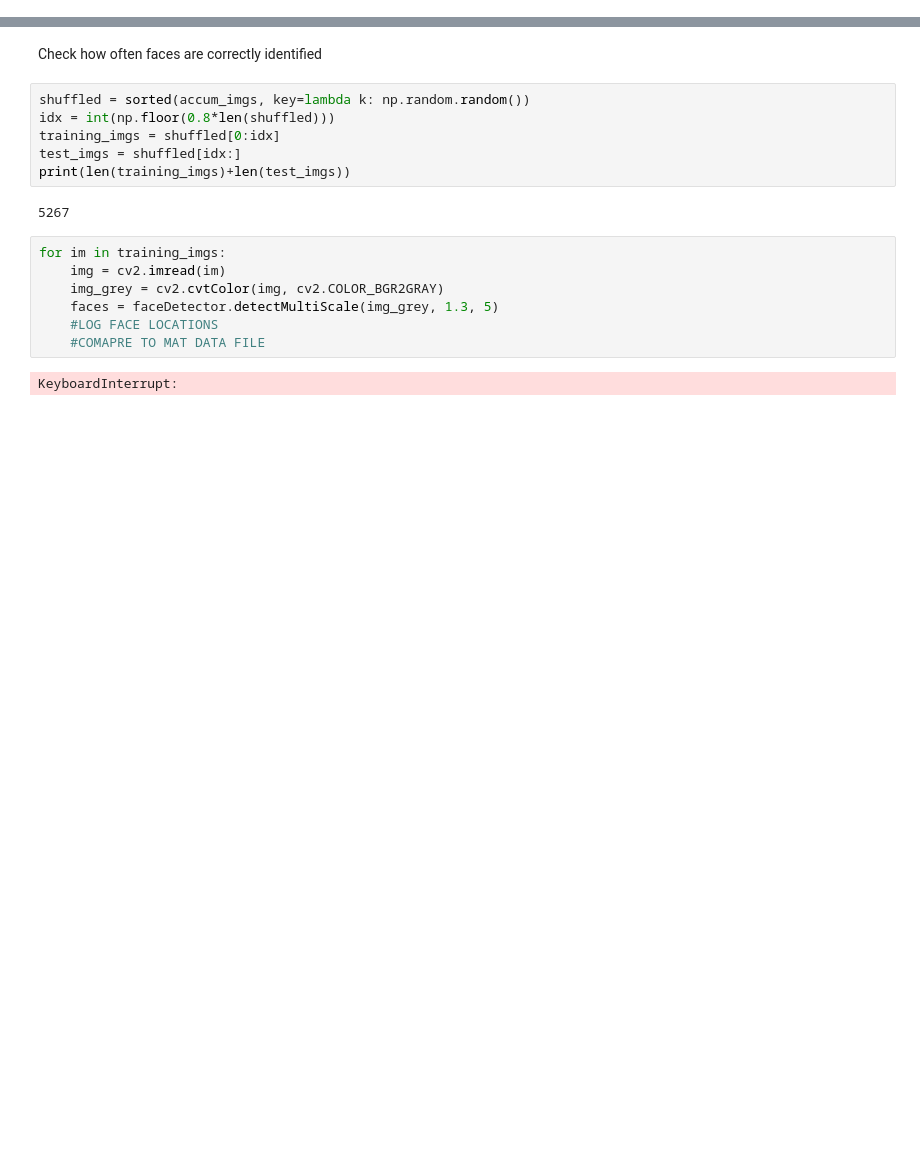
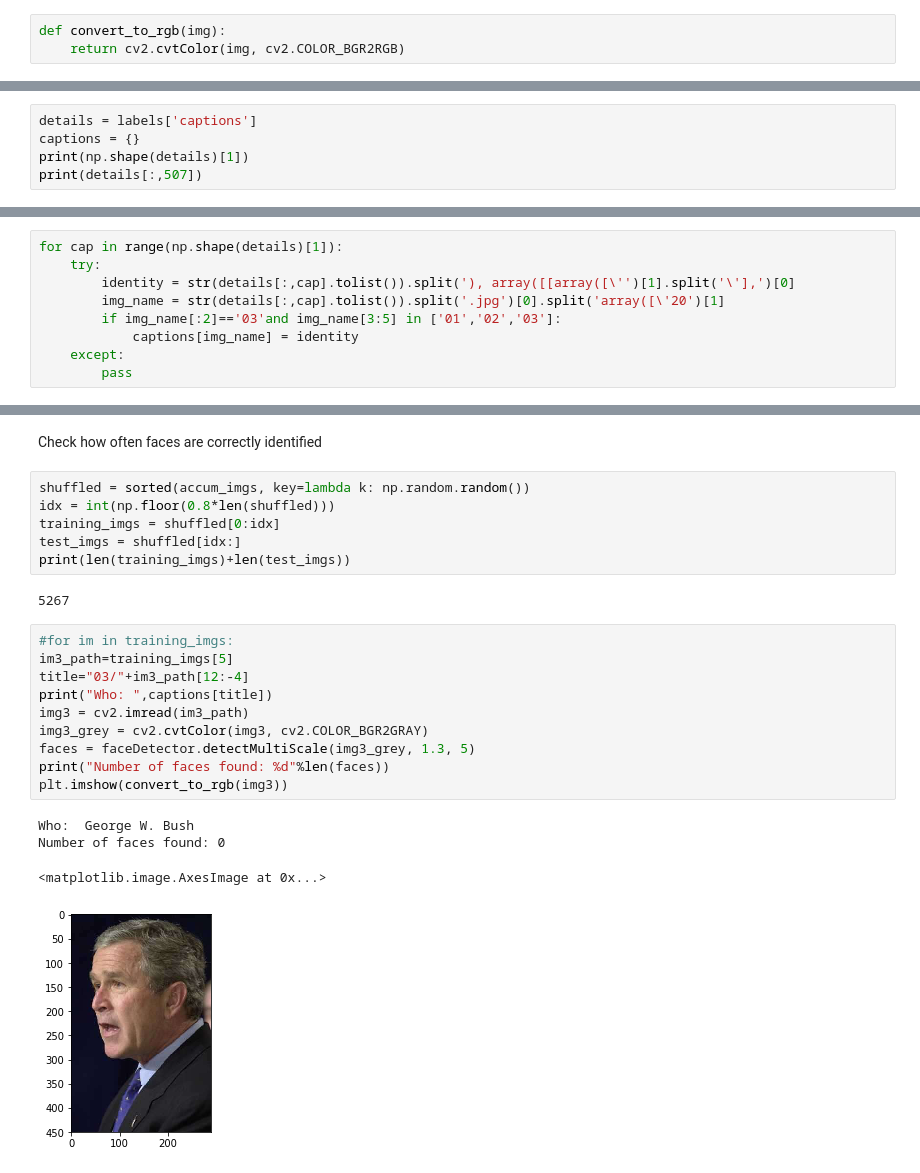
Before and after one commit to MG92/faceDetection, a Jupyter notebook: notebooks/1.0-MG92-face-detection.ipynb, the cells around one changed output, grey strips where cells are left out. Saved outputs shown, nothing was run; the diff lists cells and outputs as text; blank space fills up the shorter version.

```diff
--- a/notebooks/1.0-MG92-face-detection.ipynb
+++ b/notebooks/1.0-MG92-face-detection.ipynb
@@ -30,0 +14,3 @@ AttributeError: 'NoneType' object has no attribute 'split'
+# %%
+def convert_to_rgb(img):
+    return cv2.cvtColor(img, cv2.COLOR_BGR2RGB)
@@ -30,0 +19,5 @@ AttributeError: 'NoneType' object has no attribute 'split'
+# %%
+details = labels['captions']
+captions = {}
+print(np.shape(details)[1])
+print(details[:,507])
@@ -30,0 +33,9 @@ AttributeError: 'NoneType' object has no attribute 'split'
+# %%
+for cap in range(np.shape(details)[1]):
+    try:
+        identity = str(details[:,cap].tolist()).split('), array([[array([\'')[1].split('\'],')[0]
+        img_name = str(details[:,cap].tolist()).split('.jpg')[0].split('array([\'20')[1]
+        if img_name[:2]=='03'and img_name[3:5] in ['01','02','03']:
+            captions[img_name] = identity
+    except:
+        pass
@@ -97,12 +112,18 @@ test_imgs = shuffled[idx:]
 print(len(training_imgs)+len(test_imgs))
 # %% [output]
 5267
-# %%
-for im in training_imgs:
-    img = cv2.imread(im)
-    img_grey = cv2.cvtColor(img, cv2.COLOR_BGR2GRAY)
-    faces = faceDetector.detectMultiScale(img_grey, 1.3, 5)
-    #LOG FACE LOCATIONS
-    #COMAPRE TO MAT DATA FILE
-# %% [output]
-KeyboardInterrupt:
+# %%
+#for im in training_imgs:
+im3_path=training_imgs[5]
+title="03/"+im3_path[12:-4]
+print("Who: ",captions[title])
+img3 = cv2.imread(im3_path)
+img3_grey = cv2.cvtColor(img3, cv2.COLOR_BGR2GRAY)
+faces = faceDetector.detectMultiScale(img3_grey, 1.3, 5)
+print("Number of faces found: %d"%len(faces))
+plt.imshow(convert_to_rgb(img3))
+# %% [output]
+Who:  George W. Bush
+Number of faces found: 0
+<matplotlib.image.AxesImage at 0x...>
+[figure, added]
```
Also changed, not shown: parts of 17 cells of this notebook, 1 other file.
